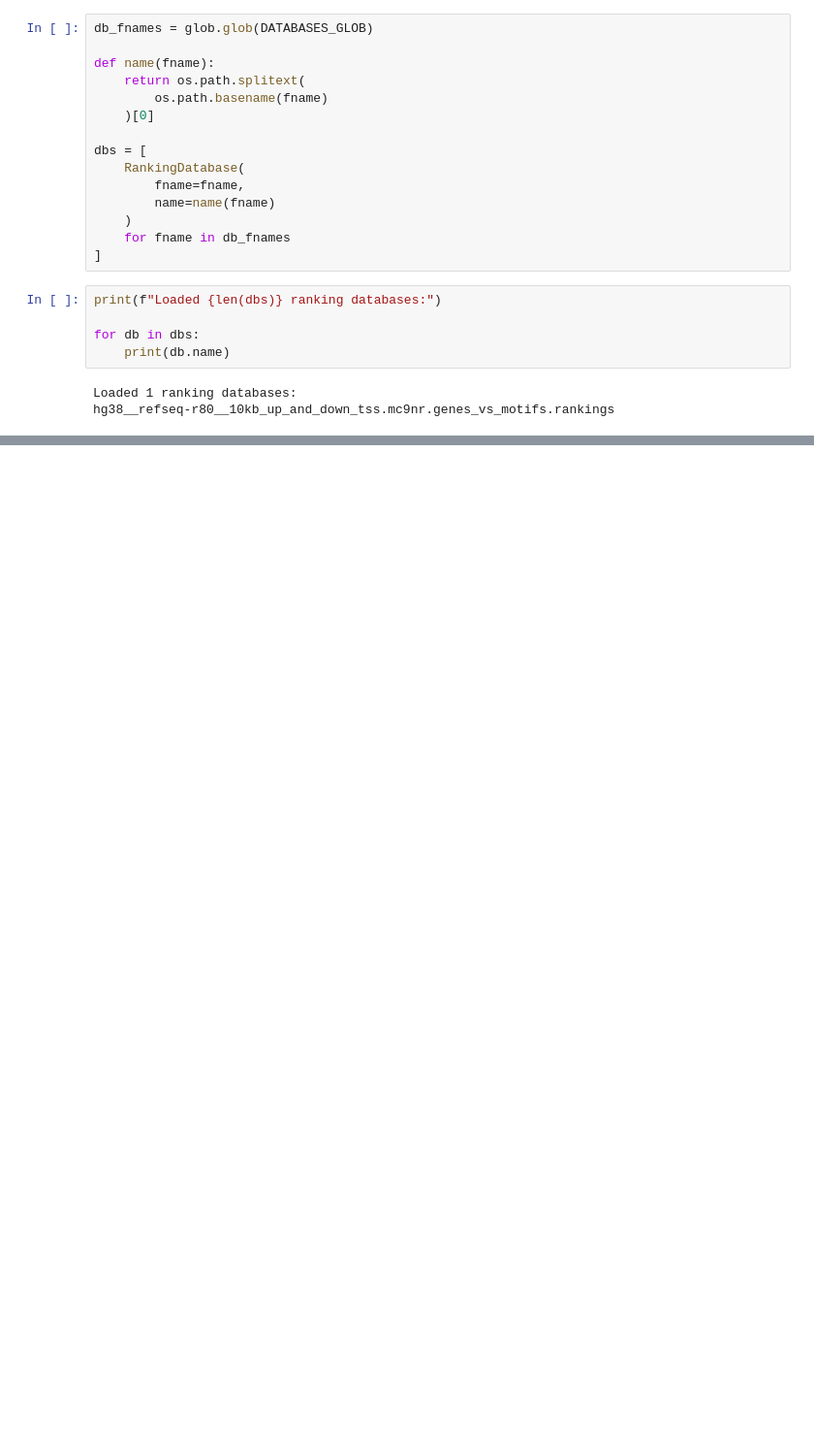
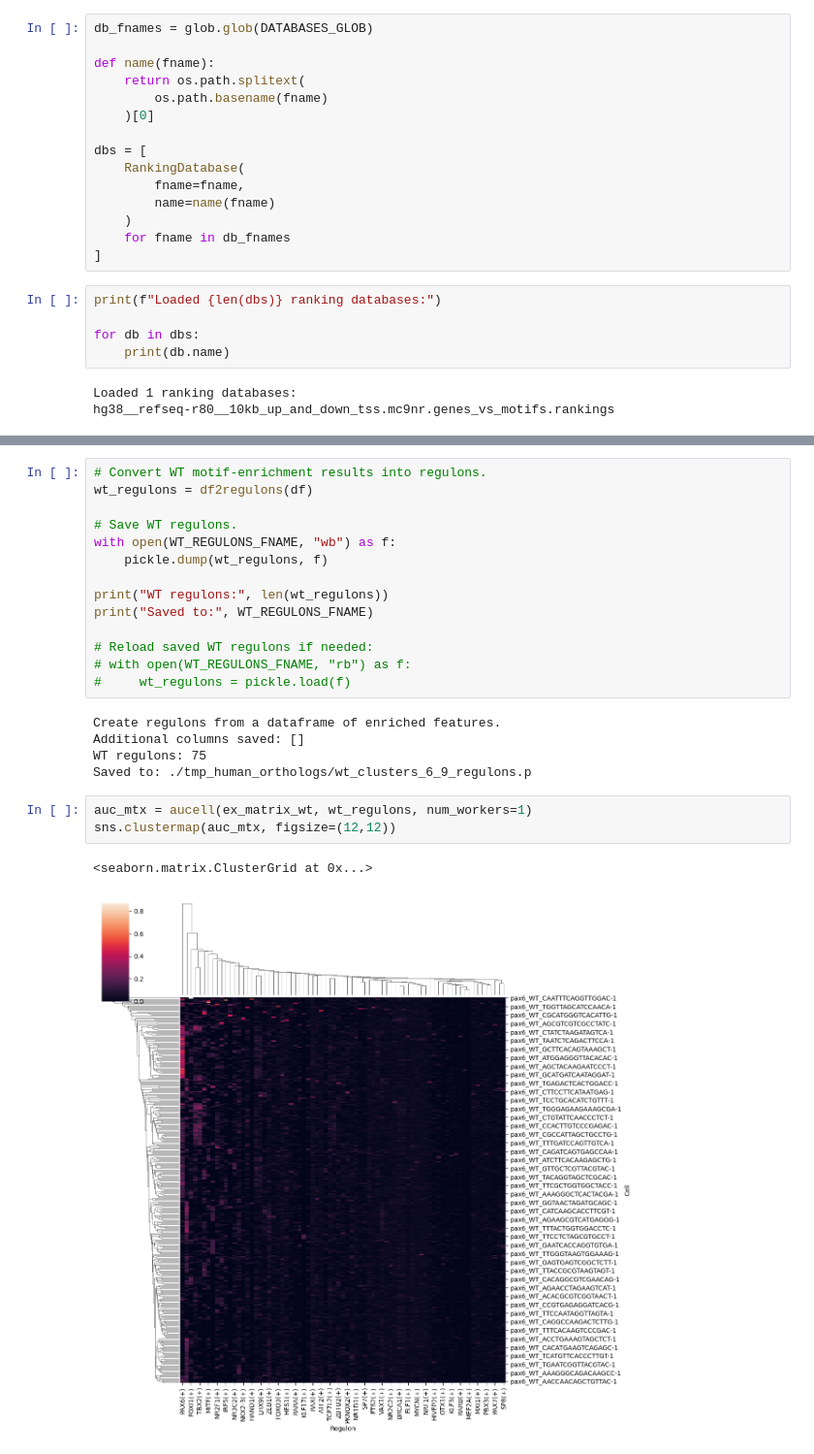
Before and after one commit to ran3ds-creator/PAX6_GRN, a Jupyter notebook: pyscenic.ipynb, the cells around one changed output, grey strips where cells are left out. Shown at 97% size. Saved outputs shown, nothing was run; the diff lists cells and outputs as text; blank space fills up the shorter version.

```diff
--- a/pyscenic.ipynb
+++ b/pyscenic.ipynb
@@ -204,0 +335,25 @@ print("Number of WT adjacency relationships:", len(wt_adjacencies))
+# %%
+# Convert WT motif-enrichment results into regulons.
+wt_regulons = df2regulons(df)
+
+# Save WT regulons.
+with open(WT_REGULONS_FNAME, "wb") as f:
+    pickle.dump(wt_regulons, f)
+
+print("WT regulons:", len(wt_regulons))
+print("Saved to:", WT_REGULONS_FNAME)
+
+# Reload saved WT regulons if needed:
+# with open(WT_REGULONS_FNAME, "rb") as f:
+#     wt_regulons = pickle.load(f)
+# %% [output]
+Create regulons from a dataframe of enriched features.
+Additional columns saved: []
+WT regulons: 75
+Saved to: ./tmp_human_orthologs/wt_clusters_6_9_regulons.p
+# %%
+auc_mtx = aucell(ex_matrix_wt, wt_regulons, num_workers=1)
+sns.clustermap(auc_mtx, figsize=(12,12))
+# %% [output]
+<seaborn.matrix.ClusterGrid at 0x...>
+[figure, added]
```
Also changed, not shown: parts of 14 cells of this notebook, 1 other file.
